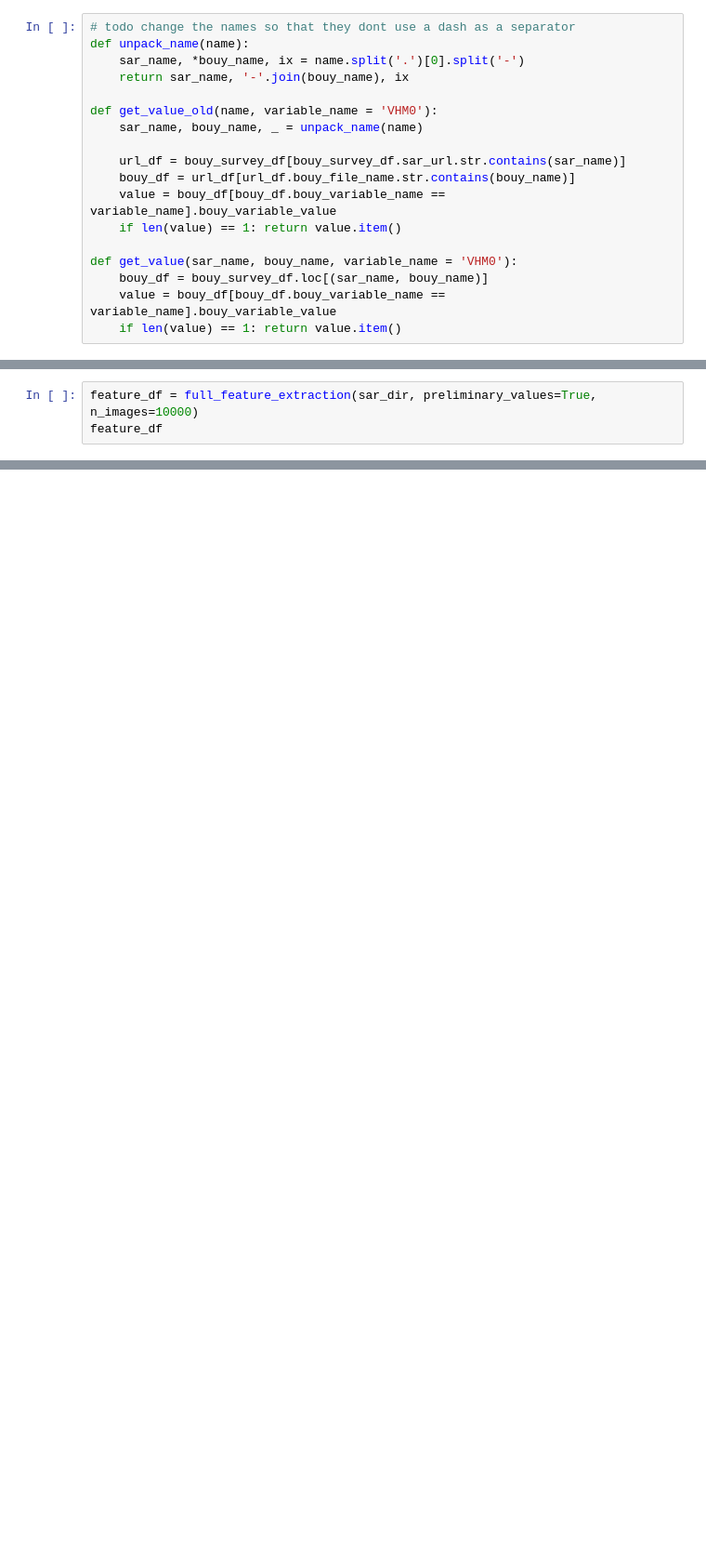
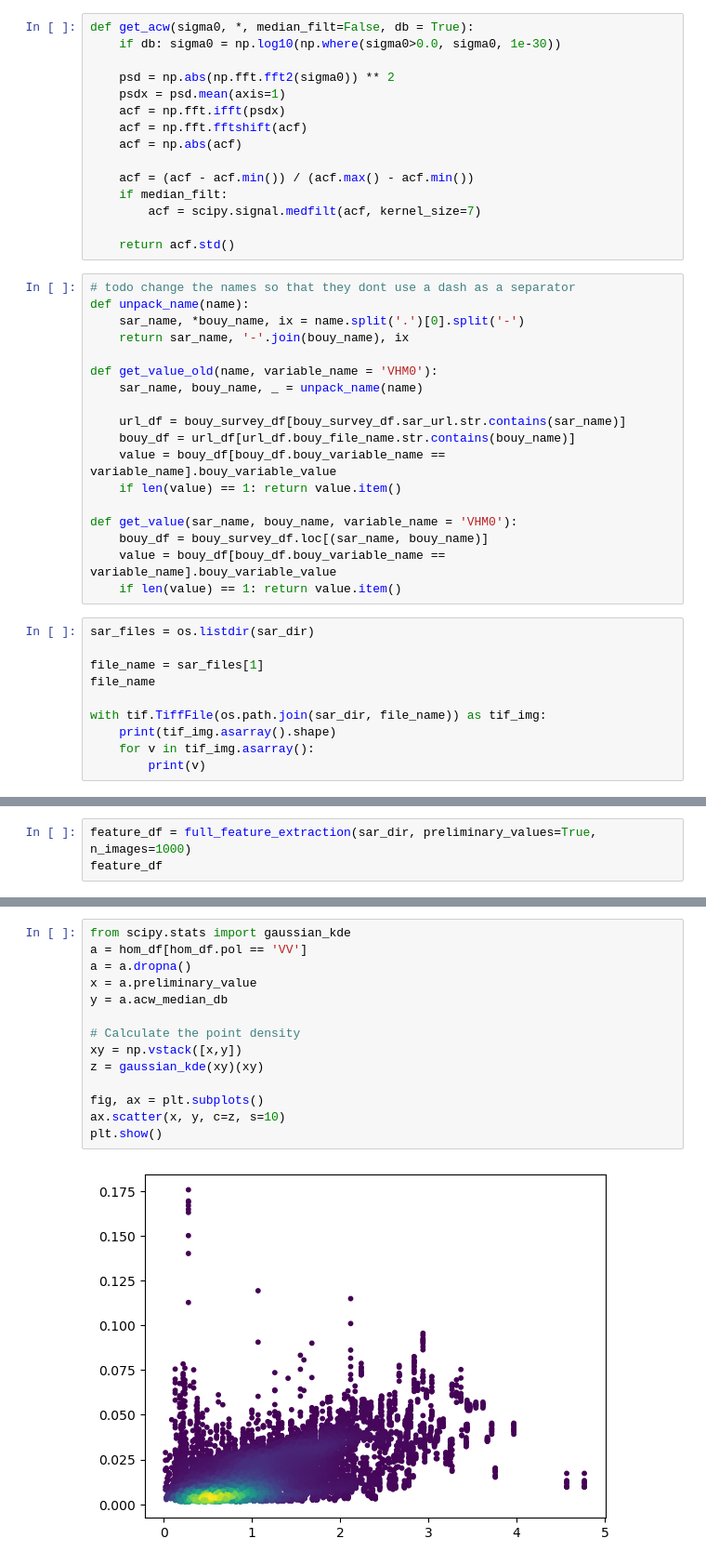
Before and after one commit to SEE-GEO/sarssw, a Jupyter notebook: sar_survey/azimith_cutoff_extraction.ipynb, the cells around one changed output, grey strips where cells are left out. Shown at 93% size. Cells and saved outputs as stored; diff of their text form; blank space fills up the shorter version.

```diff
--- a/sar_survey/azimith_cutoff_extraction.ipynb
+++ b/sar_survey/azimith_cutoff_extraction.ipynb
@@ -142,3 +161,18 @@ Azimuth cutoff wavelength: 49.80 m
+# %%
+def get_acw(sigma0, *, median_filt=False, db = True):
+    if db: sigma0 = np.log10(np.where(sigma0>0.0, sigma0, 1e-30))
+
+    psd = np.abs(np.fft.fft2(sigma0)) ** 2
+    psdx = psd.mean(axis=1)
+    acf = np.fft.ifft(psdx)
+    acf = np.fft.fftshift(acf)
+    acf = np.abs(acf)
+
+    acf = (acf - acf.min()) / (acf.max() - acf.min())
+    if median_filt:
+        acf = scipy.signal.medfilt(acf, kernel_size=7)
+
+    return acf.std()
 # %%
 # todo change the names so that they dont use a dash as a separator
 def unpack_name(name):
@@ -157,3 +191,13 @@ def get_value(sar_name, bouy_name, variable_name = 'VHM0'):
     bouy_df = bouy_survey_df.loc[(sar_name, bouy_name)]
     value = bouy_df[bouy_df.bouy_variable_name == variable_name].bouy_variable_value
     if len(value) == 1: return value.item()
+# %%
+sar_files = os.listdir(sar_dir)
+
+file_name = sar_files[1]
+file_name
+
+with tif.TiffFile(os.path.join(sar_dir, file_name)) as tif_img:
+    print(tif_img.asarray().shape)
+    for v in tif_img.asarray():
+        print(v)
@@ -231,6 +261,6 @@ def full_feature_extraction(sar_dir, preliminary_values=False, n_images=None):
 
     return pd.DataFrame(feature_dict)
 # %%
-feature_df = full_feature_extraction(sar_dir, preliminary_values=True, n_images=10000)
+feature_df = full_feature_extraction(sar_dir, preliminary_values=True, n_images=1000)
 feature_df
 # %% [output]
@@ -274,0 +299,16 @@ hom_df[hom_df.pol == 'VV'].corr()
+# %%
+from scipy.stats import gaussian_kde
+a = hom_df[hom_df.pol == 'VV']
+a = a.dropna()
+x = a.preliminary_value
+y = a.acw_median_db
+
+# Calculate the point density
+xy = np.vstack([x,y])
+z = gaussian_kde(xy)(xy)
+
+fig, ax = plt.subplots()
+ax.scatter(x, y, c=z, s=10)
+plt.show()
+# %% [output]
+[figure, added]
```
Also changed, not shown: parts of 19 cells of this notebook, 1 other file.
